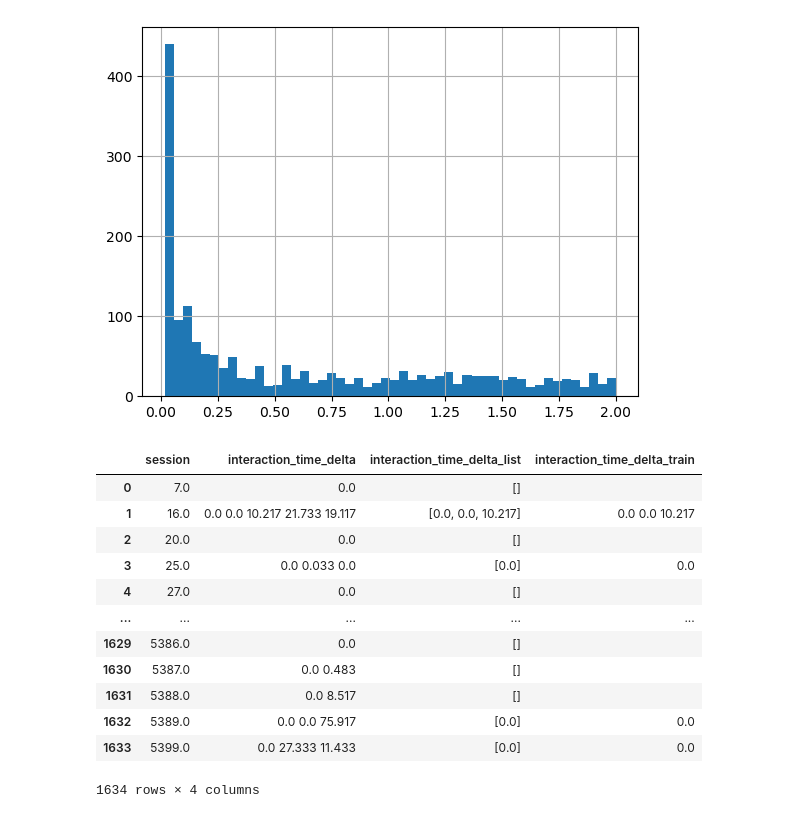
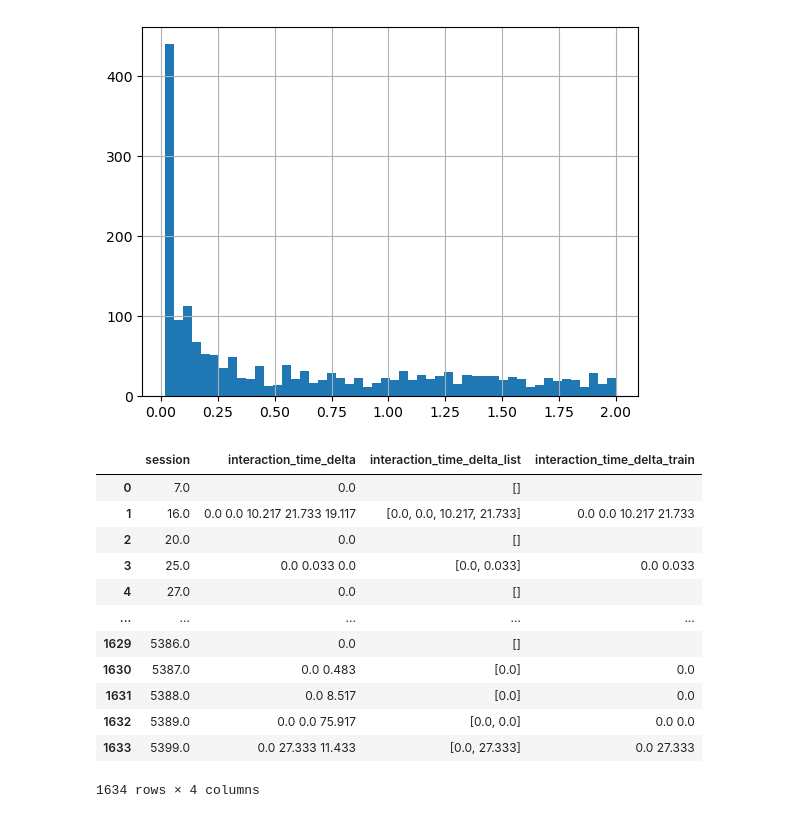
Before and after one commit to sreeragvn/CARSI-II-Master-Thesis-Context-Aware-Recsys, a Jupyter notebook: data_preprocessing/05_sequencing.ipynb, the cells around one changed output. Cells and saved outputs as stored; diff of their text form; code cells hidden in the pictures.

```diff
--- a/data_preprocessing/05_sequencing.ipynb
+++ b/data_preprocessing/05_sequencing.ipynb
@@ -15,3 +11,10 @@ session_dict_generation = False
+# %%
+PATH_TO_LOAD = '../data/04_Merged'
+sequence_split = False
+if not sequence_split:
+    random_split = True
+
+session_dict_generation = False
 # %%
 def load_df(vehicle):
     df = pd.read_csv(os.path.join(PATH_TO_LOAD, vehicle + "_merged.csv"), parse_dates=['datetime'], low_memory=False)
@@ -149,24 +152,26 @@ hist = combined_df[(combined_df.interaction_time_delta != 0) & (combined_df.inte
 # %%
 serialized_time_delta = combined_df.groupby('session')['interaction_time_delta'].agg(lambda x: ' '.join(map(str, x))).reset_index()
 serialized_time_delta['interaction_time_delta_list'] = serialized_time_delta['interaction_time_delta'].str.split()
 
-serialized_time_delta['interaction_time_delta_list'] = serialized_time_delta['interaction_time_delta_list'].apply(lambda x: x[:-2])
-
+if sequence_split == True:
+    serialized_time_delta['interaction_time_delta_list'] = serialized_time_delta['interaction_time_delta_list'].apply(lambda x: x[:-2])
+else:
+    serialized_time_delta['interaction_time_delta_list'] = serialized_time_delta['interaction_time_delta_list'].apply(lambda x: x[:-1])
 serialized_time_delta['interaction_time_delta_train'] = serialized_time_delta['interaction_time_delta_list'].apply(lambda x: ' '.join(x))
 serialized_time_delta
 # %% [output]
 |  | session | interaction_time_delta | interaction_time_delta_list | interaction_time_delta_train |
 | 0 | 7.0 | 0.0 | [] |  |
-| 1 | 16.0 | 0.0 0.0 10.217 21.733 19.117 | [0.0, 0.0, 10.217] | 0.0 0.0 10.217 |
+| 1 | 16.0 | 0.0 0.0 10.217 21.733 19.117 | [0.0, 0.0, 10.217, 21.733] | 0.0 0.0 10.217 21.733 |
 | 2 | 20.0 | 0.0 | [] |  |
-| 3 | 25.0 | 0.0 0.033 0.0 | [0.0] | 0.0 |
+| 3 | 25.0 | 0.0 0.033 0.0 | [0.0, 0.033] | 0.0 0.033 |
 | 4 | 27.0 | 0.0 | [] |  |
 | ... | ... | ... | ... | ... |
 | 1629 | 5386.0 | 0.0 | [] |  |
-| 1630 | 5387.0 | 0.0 0.483 | [] |  |
-| 1631 | 5388.0 | 0.0 8.517 | [] |  |
-| 1632 | 5389.0 | 0.0 0.0 75.917 | [0.0] | 0.0 |
-| 1633 | 5399.0 | 0.0 27.333 11.433 | [0.0] | 0.0 |
+| 1630 | 5387.0 | 0.0 0.483 | [0.0] | 0.0 |
+| 1631 | 5388.0 | 0.0 8.517 | [0.0] | 0.0 |
+| 1632 | 5389.0 | 0.0 0.0 75.917 | [0.0, 0.0] | 0.0 0.0 |
+| 1633 | 5399.0 | 0.0 27.333 11.433 | [0.0, 27.333] | 0.0 27.333 |
 1634 rows × 4 columns
 # %%
 serialized_df = combined_df.groupby('session')['Label_tokens'].agg(lambda x: ' '.join(map(str, x))).reset_index()
```
Also changed, not shown: parts of 3 cells of this notebook, 11 other files.
